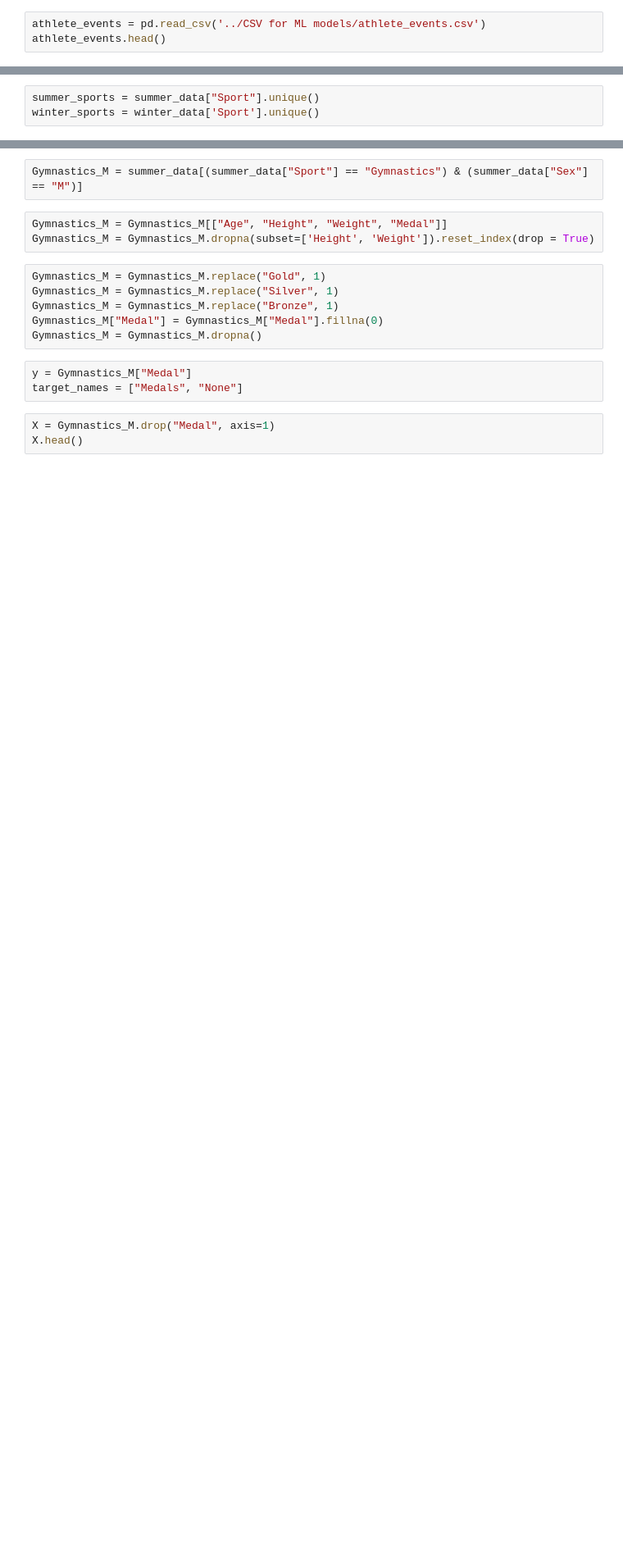
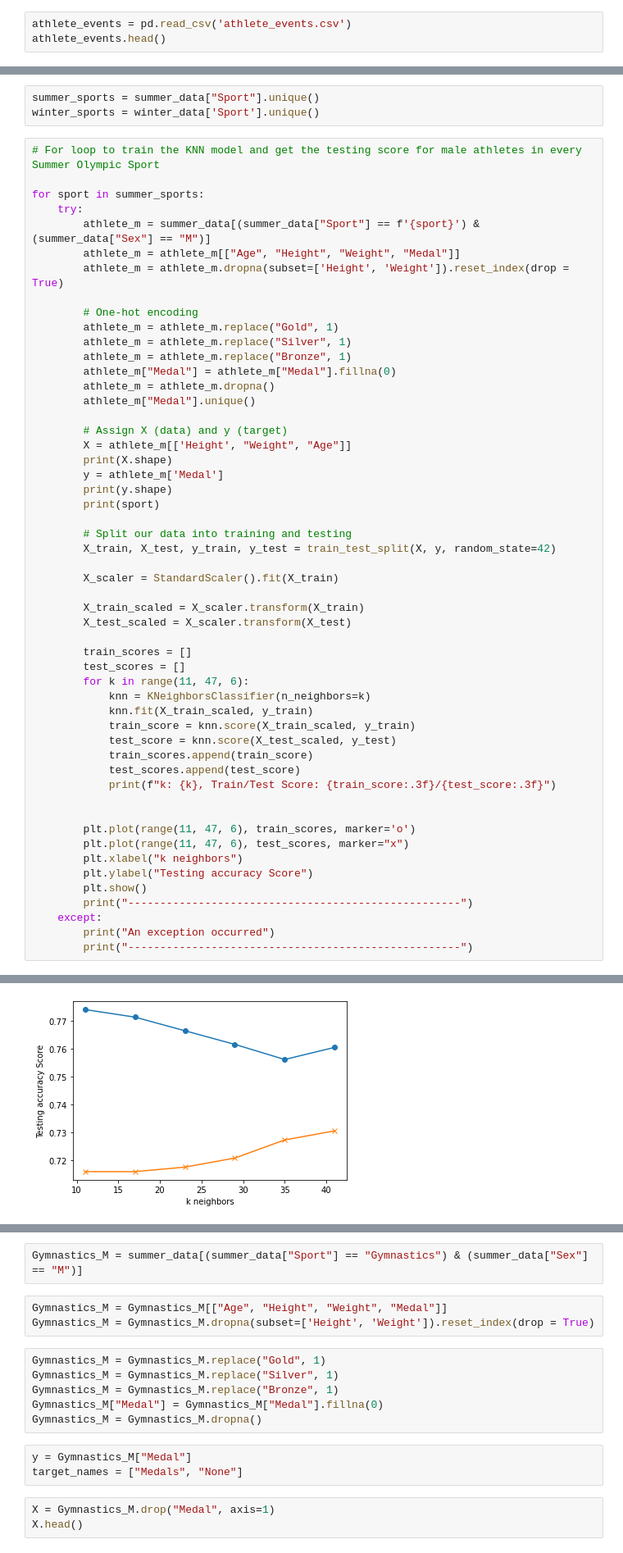
Before and after one commit to diannejardinez/Olympic_Data_machine_learning, a Jupyter notebook: KNN_olympic_medalists.ipynb, the cells around one changed output, grey strips where cells are left out. Shown at 82% size. Drawn from its saved outputs; the diff is of its cells as text; blank space fills up the shorter version.

```diff
--- a/KNN_olympic_medalists.ipynb
+++ b/KNN_olympic_medalists.ipynb
@@ -7,5 +9,5 @@ import os
 # %%
-athlete_events = pd.read_csv('../CSV for ML models/athlete_events.csv')
+athlete_events = pd.read_csv('athlete_events.csv')
 athlete_events.head()
 # %% [output]
 |  | ID | Name | Sex | Age | Height | Weight | Team | NOC | Games | Year | Season | ... |
@@ -47,3 +49,57 @@ summer_data.head()
 # %%
 summer_sports = summer_data["Sport"].unique()
 winter_sports = winter_data['Sport'].unique()
+# %%
+# For loop to train the KNN model and get the testing score for male athletes in every Summer Olympic Sport
+
+for sport in summer_sports:
+    try:
+        athlete_m = summer_data[(summer_data["Sport"] == f'{sport}') & (summer_data["Sex"] == "M")]
+        athlete_m = athlete_m[["Age", "Height", "Weight", "Medal"]]
+        athlete_m = athlete_m.dropna(subset=['Height', 'Weight']).reset_index(drop = True)
+
+        # One-hot encoding
+        athlete_m = athlete_m.replace("Gold", 1)
+        athlete_m = athlete_m.replace("Silver", 1)
+        athlete_m = athlete_m.replace("Bronze", 1)
+        athlete_m["Medal"] = athlete_m["Medal"].fillna(0)
+        athlete_m = athlete_m.dropna()
+        athlete_m["Medal"].unique()
+
+        # Assign X (data) and y (target)
+        X = athlete_m[['Height', "Weight", "Age"]]
+        print(X.shape)
+        y = athlete_m['Medal']
+        print(y.shape)
+        print(sport)
+
+        # Split our data into training and testing
+        X_train, X_test, y_train, y_test = train_test_split(X, y, random_state=42)
+
+        X_scaler = StandardScaler().fit(X_train)
+
+        X_train_scaled = X_scaler.transform(X_train)
+        X_test_scaled = X_scaler.transform(X_test)
+
+        train_scores = []
+        test_scores = []
+        for k in range(11, 47, 6):
+            knn = KNeighborsClassifier(n_neighbors=k)
+            knn.fit(X_train_scaled, y_train)
+            train_score = knn.score(X_train_scaled, y_train)
+            test_score = knn.score(X_test_scaled, y_test)
+            train_scores.append(train_score)
+            test_scores.append(test_score)
+            print(f"k: {k}, Train/Test Score: {train_score:.3f}/{test_score:.3f}")
+
+
+        plt.plot(range(11, 47, 6), train_scores, marker='o')
+        plt.plot(range(11, 47, 6), test_scores, marker="x")
+        plt.xlabel("k neighbors")
+        plt.ylabel("Testing accuracy Score")
+        plt.show()
+        print("----------------------------------------------------")
+    except:
+        print("An exception occurred")
+        print("----------------------------------------------------")
+# %% [output]
@@ -49,0 +115 @@ winter_sports = winter_data['Sport'].unique()
+[figure, added]
```
Also changed, not shown: parts of 4 cells of this notebook.
